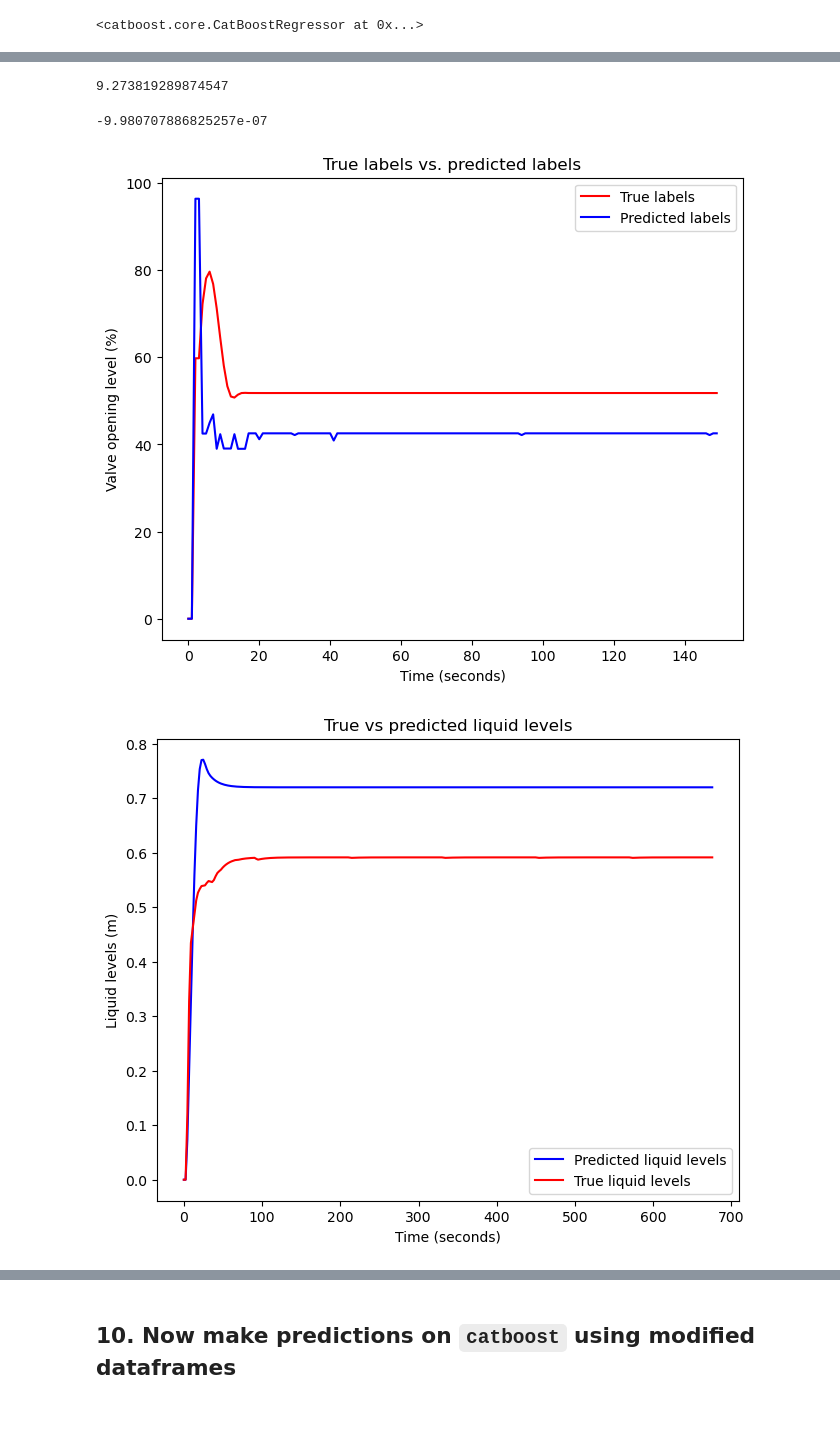
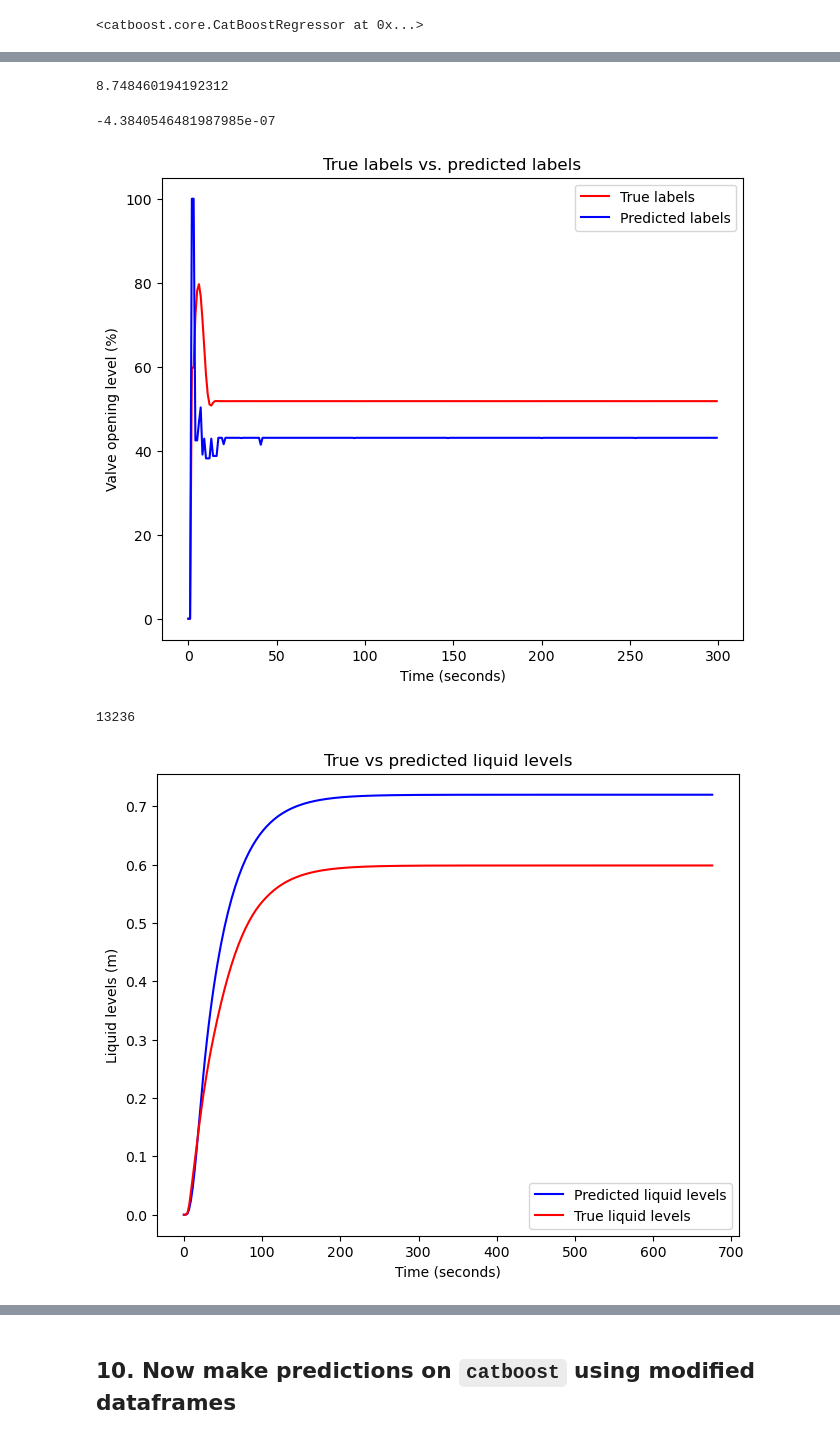
Before and after one commit to anshumanm329/ValvePredictionProject2, a Jupyter notebook: End-to-End-Valve-Level_Prediction-Project2-Copy1.ipynb, the cells around one changed output, grey strips where cells are left out. Drawn from its saved outputs; the diff is of its cells as text; code cells hidden in the pictures.

Commit message:
Further work with catboost

```diff
--- a/End-to-End-Valve-Level_Prediction-Project2-Copy1.ipynb
+++ b/End-to-End-Valve-Level_Prediction-Project2-Copy1.ipynb
@@ -1443,0 +1455,2 @@ None
+# %%
+W_AC = ct.tf([0.0113],[37.92, 1])
@@ -1450,11 +1470,11 @@ The training dataframe is set. The test dataframe will be `X2_test` (features) &
 # %%
-catboost_model_6 = CatBoostRegressor(iterations = 100,
+catboost_model_6 = CatBoostRegressor(iterations = 200,
                                      learning_rate = 0.5,
                                      depth = 8,
                                      l2_leaf_reg = 3,
                                      loss_function = "MAE",
                                      random_seed = 48,
-                                     feature_weights = [0.1, 1.55, 1.9, 1.5],
+                                     feature_weights = [0.1, 1.5, 1.9, 1.5],
                                      use_best_model = None,
                                      eval_metric= "RMSE",
                                      verbose = False)
@@ -1481,20 +1501,20 @@ The mean absolute error for catboost_model_6 is 9.273819289874547 (%)
 # %%
 mean_absolute_error(y2_test, cat_y4_preds_1)
 # %% [output]
-9.273819289874547
+8.748460194192312
 # %%
 cat_y4_preds_1[0]
 # %% [output]
--9.980707886825257e-07
+-4.3840546481987985e-07
 # %%
 # Plot the output of the model with even larger training dataset
 fig, ax31 = plt.subplots(figsize = (7.5,6))
-ax31.plot(y2_test[:150], c = 'r', label = "True labels")
-ax31.plot(cat_y4_preds_1[:150], c = 'b', label = "Predicted labels")
+ax31.plot(y2_test[:300], c = 'r', label = "True labels")
+ax31.plot(cat_y4_preds_1[:300], c = 'b', label = "Predicted labels")
 ax31.set(xlabel = "Time (seconds)",
          ylabel = "Valve opening level (%)",
          title = "True labels vs. predicted labels")
 ax31.legend();
 # %% [output]
-[figure, old version]
+[figure, new version]
 # %%
@@ -1502,16 +1522,21 @@ ax31.legend();
+# %%
+len(df_test_data_3)
+# %% [output]
+13236
 # %%
-time_returned_21, sysout20 = ct.forced_response(0.0113*W_object, time_vector, cat_y4_preds_1)
-time_returned_22, sysout21 = ct.forced_response(0.0113*W_object, time_vector, y2_test)
+#time_vector2 = np.linspace(0, 13236, df_test_data_3.Time.size)
+time_returned_21, sysout20 = ct.forced_response(W_AC*W_object, time_vector, cat_y4_preds_1)
+time_returned_22, sysout21 = ct.forced_response(W_AC*W_object, time_vector, y2_test)
 # Plot the liquid levels as per the predicted valve positions
 fig, ax32 = plt.subplots(figsize = (7.5,6))
 ax32.plot(time_returned_22[:300], sysout21[:300], c = 'b', label = "Predicted liquid levels")
 ax32.plot(time_returned_21[:300], sysout20[:300], c = 'r', label = "True liquid levels")
 ax32.set(xlabel = "Time (seconds)",
          ylabel = "Liquid levels (m)",
          title = "True vs predicted liquid levels")
 ax32.legend();
 # %% [output]
-[figure, old version]
+[figure, new version]
 # %%
 mean_absolute_error(sysout20, sysout21), ((mean_absolute_error(sysout20, sysout21))/0.75)*100
 # %% [output]
```
Also changed, not shown: parts of 64 cells of this notebook, 9 other files.
